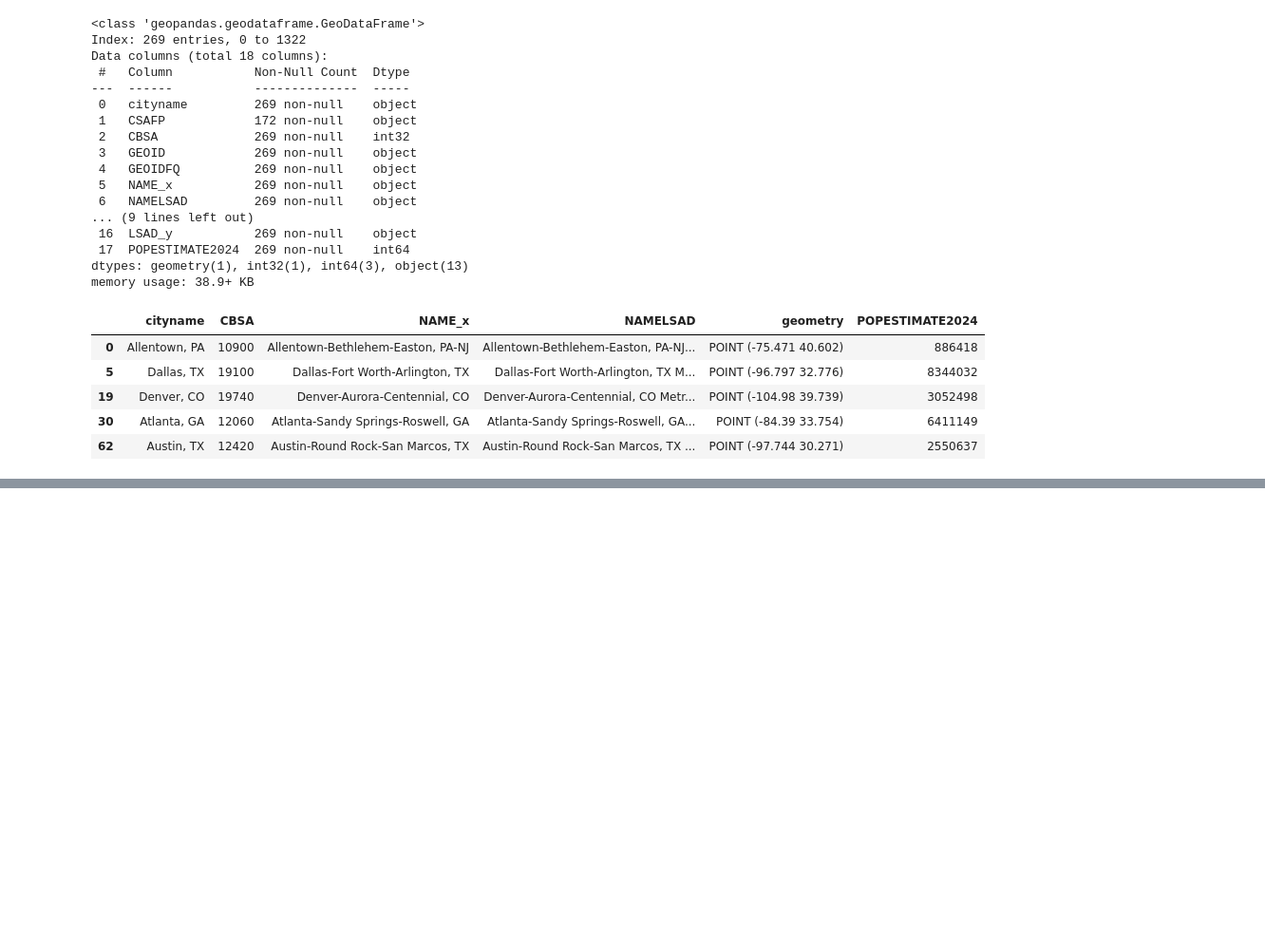
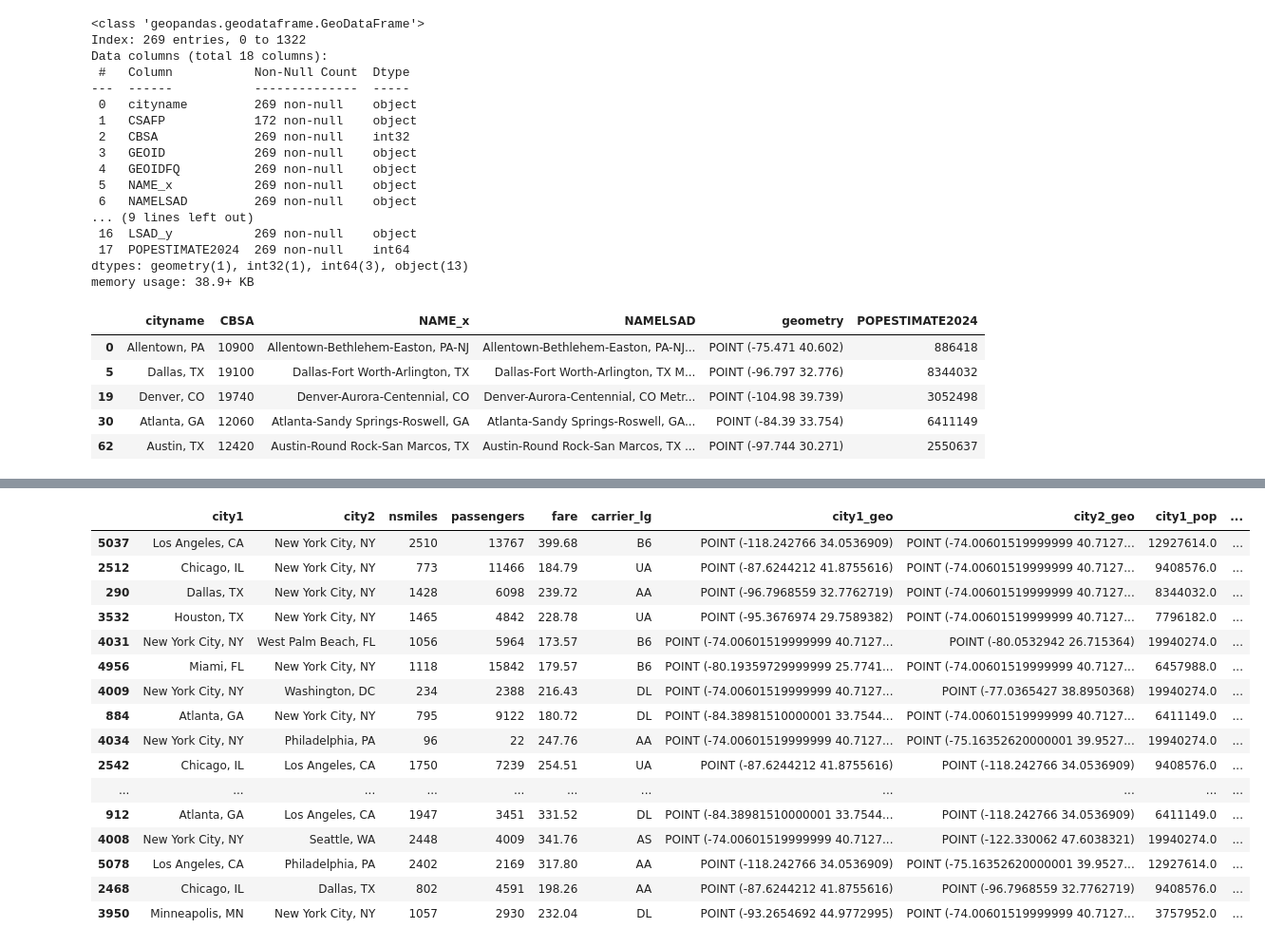
Before and after one commit to olublin/PDEW_Predict, a Jupyter notebook: PDEW_model.ipynb, the cells around one changed output, grey strips where cells are left out. Shown: that part at 95% size. Cells and saved outputs as stored; diff of their text form; code cells hidden in the pictures; blank space fills up the shorter version.

```diff
--- a/PDEW_model.ipynb
+++ b/PDEW_model.ipynb
@@ -280,0 +316,21 @@ all_pdew['city2_geo'] = all_pdew['city2'].map(geo_map)
+# %%
+#let's get some further details on this dataframe by checking out the 25 highest population 'gravity' city pairs
+all_pdew.sort_values('combined_pop',ascending=False).head(25)
+# %% [output]
+|  | city1 | city2 | nsmiles | passengers | fare | carrier_lg | city1_geo | city2_geo | city1_pop | ... |
+| 5037 | Los Angeles, CA | New York City, NY | 2510 | 13767 | 399.68 | B6 | POINT (-118.242766 34.0536909) | POINT (-74.00601519999999 40.7127... | 12927614.0 | ... |
+| 2512 | Chicago, IL | New York City, NY | 773 | 11466 | 184.79 | UA | POINT (-87.6244212 41.8755616) | POINT (-74.00601519999999 40.7127... | 9408576.0 | ... |
+| 290 | Dallas, TX | New York City, NY | 1428 | 6098 | 239.72 | AA | POINT (-96.7968559 32.7762719) | POINT (-74.00601519999999 40.7127... | 8344032.0 | ... |
+| 3532 | Houston, TX | New York City, NY | 1465 | 4842 | 228.78 | UA | POINT (-95.3676974 29.7589382) | POINT (-74.00601519999999 40.7127... | 7796182.0 | ... |
+| 4031 | New York City, NY | West Palm Beach, FL | 1056 | 5964 | 173.57 | B6 | POINT (-74.00601519999999 40.7127... | POINT (-80.0532942 26.715364) | 19940274.0 | ... |
+| 4956 | Miami, FL | New York City, NY | 1118 | 15842 | 179.57 | B6 | POINT (-80.19359729999999 25.7741... | POINT (-74.00601519999999 40.7127... | 6457988.0 | ... |
+| 4009 | New York City, NY | Washington, DC | 234 | 2388 | 216.43 | DL | POINT (-74.00601519999999 40.7127... | POINT (-77.0365427 38.8950368) | 19940274.0 | ... |
+| 884 | Atlanta, GA | New York City, NY | 795 | 9122 | 180.72 | DL | POINT (-84.38981510000001 33.7544... | POINT (-74.00601519999999 40.7127... | 6411149.0 | ... |
+| 4034 | New York City, NY | Philadelphia, PA | 96 | 22 | 247.76 | AA | POINT (-74.00601519999999 40.7127... | POINT (-75.16352620000001 39.9527... | 19940274.0 | ... |
+| 2542 | Chicago, IL | Los Angeles, CA | 1750 | 7239 | 254.51 | UA | POINT (-87.6244212 41.8755616) | POINT (-118.242766 34.0536909) | 9408576.0 | ... |
+| ... | ... | ... | ... | ... | ... | ... | ... | ... | ... | ... |
+| 912 | Atlanta, GA | Los Angeles, CA | 1947 | 3451 | 331.52 | DL | POINT (-84.38981510000001 33.7544... | POINT (-118.242766 34.0536909) | 6411149.0 | ... |
+| 4008 | New York City, NY | Seattle, WA | 2448 | 4009 | 341.76 | AS | POINT (-74.00601519999999 40.7127... | POINT (-122.330062 47.6038321) | 19940274.0 | ... |
+| 5078 | Los Angeles, CA | Philadelphia, PA | 2402 | 2169 | 317.80 | AA | POINT (-118.242766 34.0536909) | POINT (-75.16352620000001 39.9527... | 12927614.0 | ... |
+| 2468 | Chicago, IL | Dallas, TX | 802 | 4591 | 198.26 | AA | POINT (-87.6244212 41.8755616) | POINT (-96.7968559 32.7762719) | 9408576.0 | ... |
+| 3950 | Minneapolis, MN | New York City, NY | 1057 | 2930 | 232.04 | DL | POINT (-93.2654692 44.9772995) | POINT (-74.00601519999999 40.7127... | 3757952.0 | ... |
```
Also changed, not shown: parts of 13 cells of this notebook.
